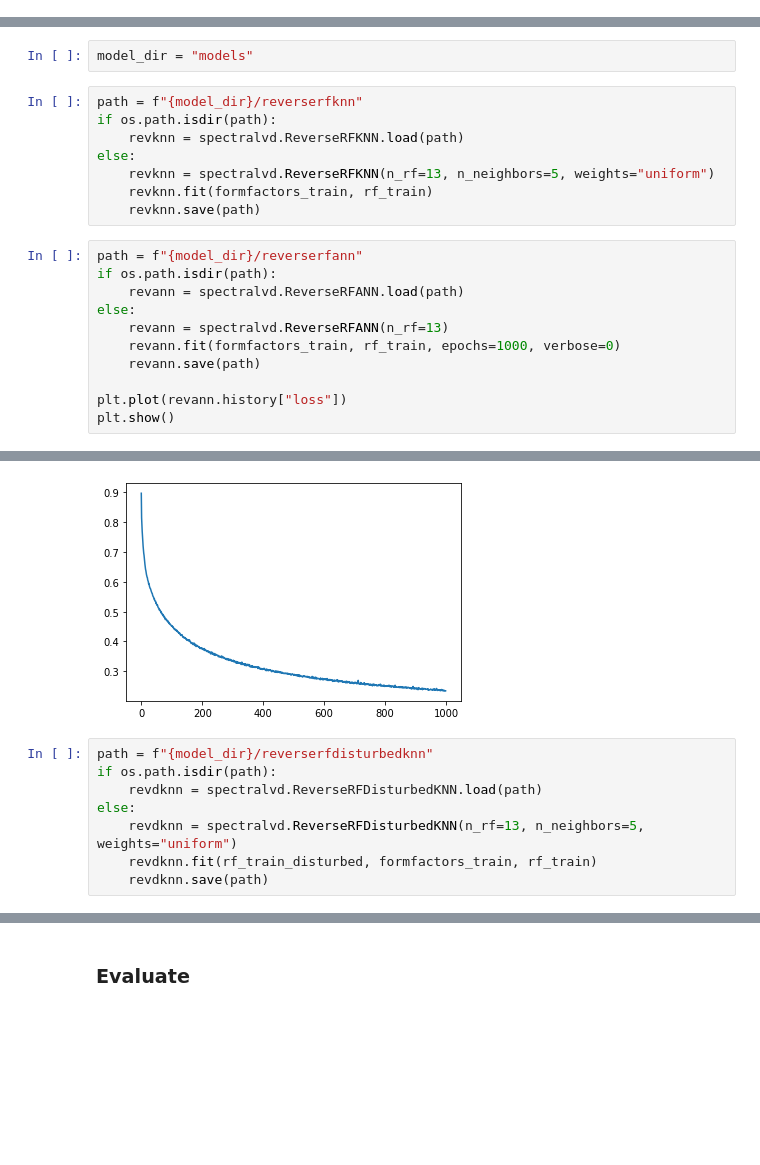
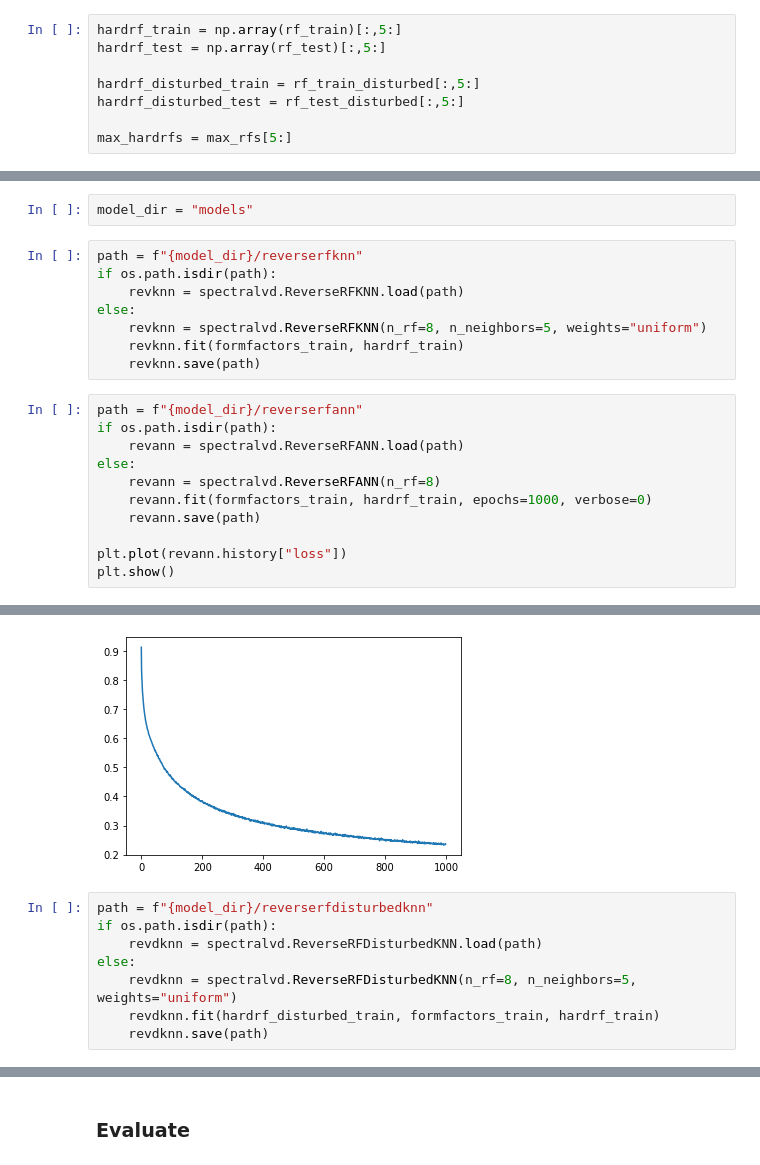
Before and after one commit to jank324/spectral-vd-euxfel, a Jupyter notebook: reverse.ipynb, the cells around one changed output, grey strips where cells are left out. Drawn from its saved outputs; the diff is of its cells as text; blank space fills up the shorter version.

```diff
--- a/reverse.ipynb
+++ b/reverse.ipynb
@@ -75,6 +75,14 @@ rf_train_disturbed = np.array(rf_train) + rf_train_errors
 
 rf_test_errors = np.random.normal(scale=max_rfs*0.05, size=np.array(rf_test).shape)
 rf_test_disturbed = np.array(rf_test) + rf_test_errors
+# %%
+hardrf_train = np.array(rf_train)[:,5:]
+hardrf_test = np.array(rf_test)[:,5:]
+
+hardrf_disturbed_train = rf_train_disturbed[:,5:]
+hardrf_disturbed_test = rf_test_disturbed[:,5:]
+
+max_hardrfs = max_rfs[5:]
 # %% [markdown]
 ### Train Models
 # %%
@@ -84,16 +92,16 @@ path = f"{model_dir}/reverserfknn"
 if os.path.isdir(path):
     revknn = spectralvd.ReverseRFKNN.load(path)
 else:
-    revknn = spectralvd.ReverseRFKNN(n_rf=13, n_neighbors=5, weights="uniform")
-    revknn.fit(formfactors_train, rf_train)
+    revknn = spectralvd.ReverseRFKNN(n_rf=8, n_neighbors=5, weights="uniform")
+    revknn.fit(formfactors_train, hardrf_train)
     revknn.save(path)
 # %%
 path = f"{model_dir}/reverserfann"
 if os.path.isdir(path):
     revann = spectralvd.ReverseRFANN.load(path)
 else:
-    revann = spectralvd.ReverseRFANN(n_rf=13)
-    revann.fit(formfactors_train, rf_train, epochs=1000, verbose=0)
+    revann = spectralvd.ReverseRFANN(n_rf=8)
+    revann.fit(formfactors_train, hardrf_train, epochs=1000, verbose=0)
     revann.save(path)
 
 plt.plot(revann.history["loss"])
@@ -103,11 +111,11 @@ WARNING:tensorflow:SavedModel saved prior to TF 2.5 detected when loading Keras
-[figure, old version]
+[figure, new version]
 # %%
 path = f"{model_dir}/reverserfdisturbedknn"
 if os.path.isdir(path):
     revdknn = spectralvd.ReverseRFDisturbedKNN.load(path)
 else:
-    revdknn = spectralvd.ReverseRFDisturbedKNN(n_rf=13, n_neighbors=5, weights="uniform")
-    revdknn.fit(rf_train_disturbed, formfactors_train, rf_train)
+    revdknn = spectralvd.ReverseRFDisturbedKNN(n_rf=8, n_neighbors=5, weights="uniform")
+    revdknn.fit(hardrf_disturbed_train, formfactors_train, hardrf_train)
     revdknn.save(path)
 # %%
 path = f"{model_dir}/reverserfdisturbedann"
```
Also changed, not shown: parts of 6 cells of this notebook, 1 other file.
